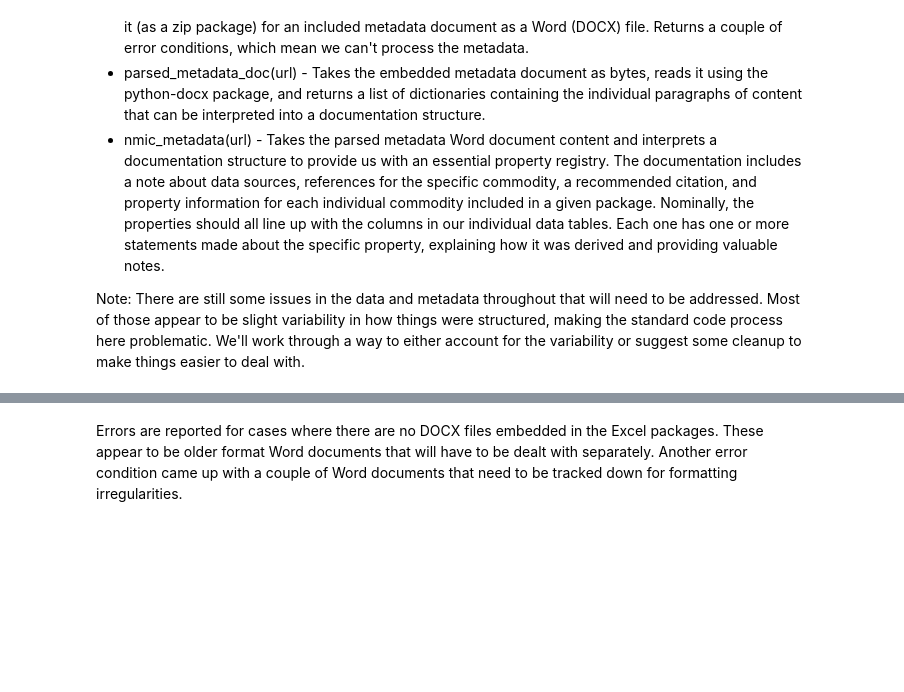
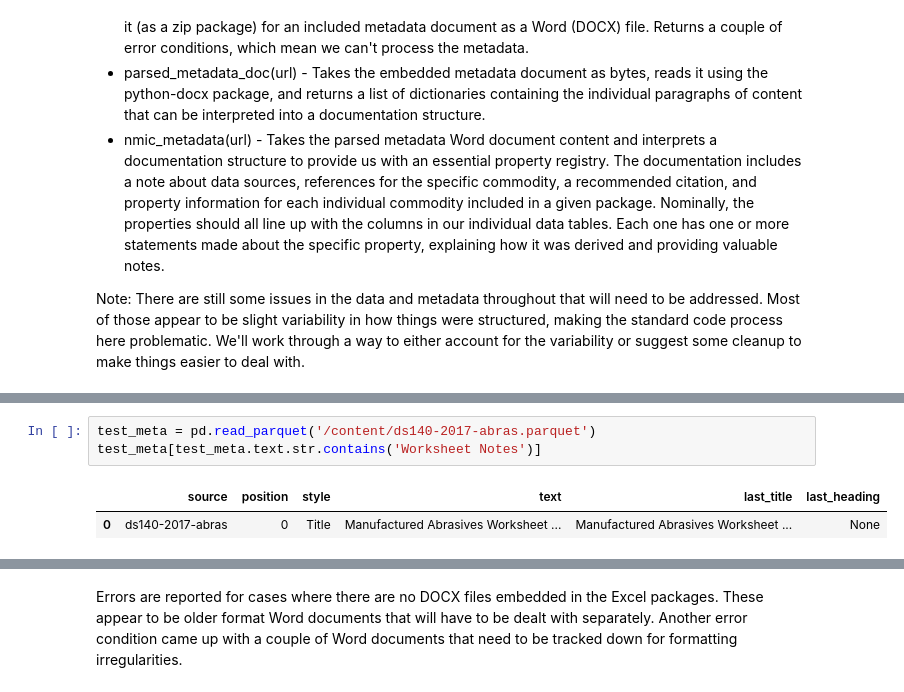
Before and after one commit to skybristol/experiments, a Jupyter notebook: NMIC_DS140.ipynb, the cells around one changed output, grey strips where cells are left out. Cells and saved outputs as stored; diff of their text form; blank space fills up the shorter version.

```diff
--- a/NMIC_DS140.ipynb
+++ b/NMIC_DS140.ipynb
@@ -209,3 +247,9 @@ def accumulator_meta(url):
 
 def accumulator_data(url):
     data_registry.append(extract_ds140_data(url))
+# %%
+test_meta = pd.read_parquet('/content/ds140-2017-abras.parquet')
+test_meta[test_meta.text.str.contains('Worksheet Notes')]
+# %% [output]
+|  | source | position | style | text | last_title | last_heading |
+| 0 | ds140-2017-abras | 0 | Title | Manufactured Abrasives Worksheet ... | Manufactured Abrasives Worksheet ... | None |
```
Also changed, not shown: parts of 11 cells of this notebook.
